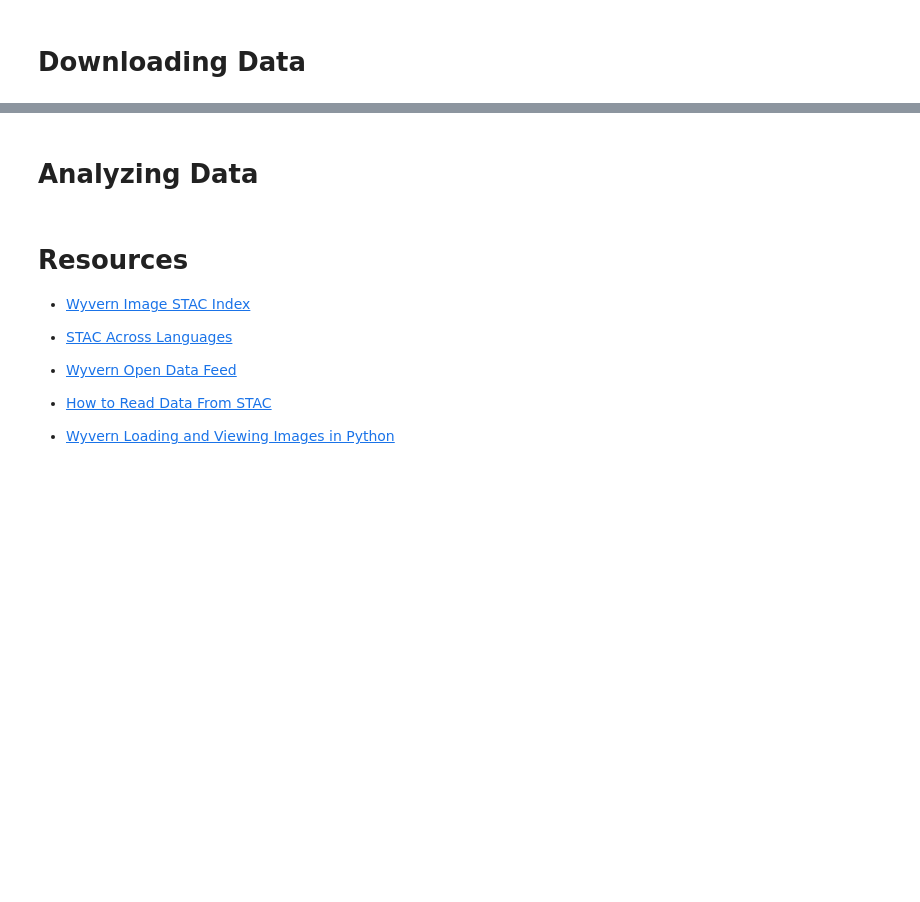
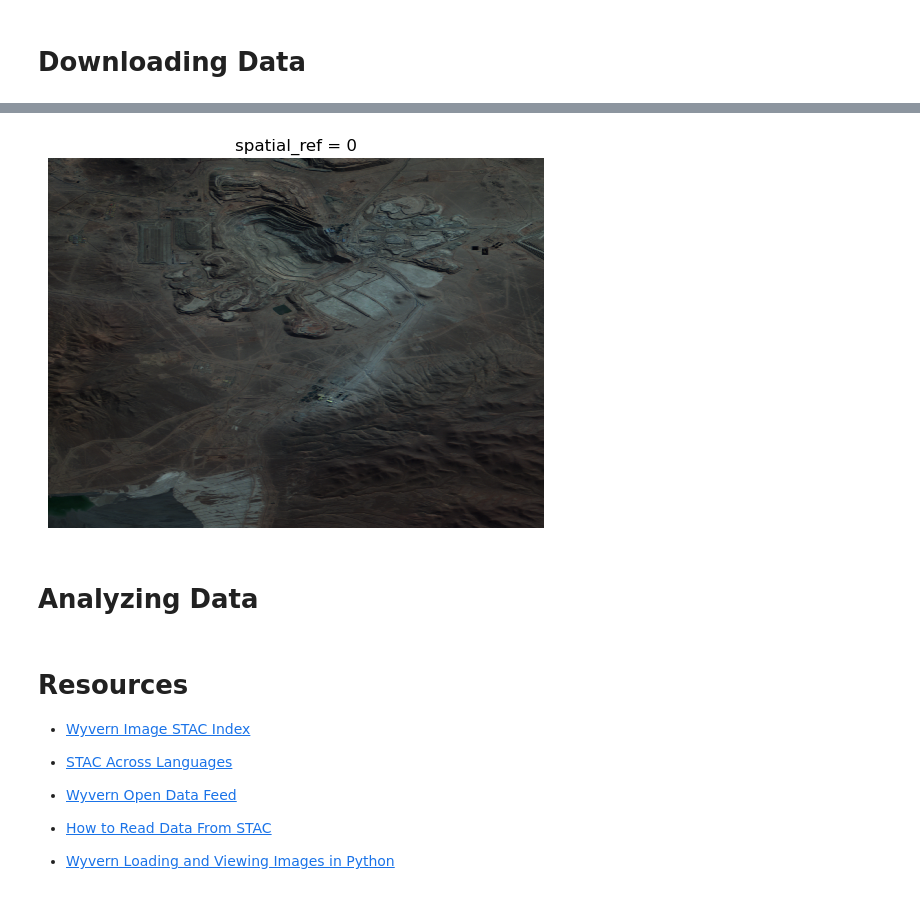
Before and after one commit to rodreras/remote-sensing-studies, a Jupyter notebook: stac_api/stac.ipynb, the cells around one changed output, grey strips where cells are left out. Saved outputs shown, nothing was run; the diff lists cells and outputs as text; code cells hidden in the pictures; blank space fills up the shorter version.

```diff
--- a/stac_api/stac.ipynb
+++ b/stac_api/stac.ipynb
@@ -163,0 +161,24 @@ Clipping input data to the valid range for imshow with RGB data ([0..1] for floa
+# %%
+lon = f.bounds[0], f.bounds[2]
+lat = f.bounds[1], f.bounds[3]
+
+# Extract raster bounds (left, bottom, right, top)
+left, bottom, right, top = f.bounds
+
+height, width, bands = rgb_norm.shape
+
+# Create coordinate arrays
+x = np.linspace(left, right, width)  # Longitude values
+y = np.linspace(top, bottom, height)  # Latitude values (top-to-bottom)
+
+# Build xarray DataArray
+xr_rgb = xr.DataArray(
+    data=rgb_norm,
+    dims=['y', 'x', "band"],  # Ensure correct dimension order
+    coords=dict(
+        band=["Red", "Green", "Blue"],  # Naming bands for clarity
+        x=("x", x),  # 1D x-coordinates
+        y=("y", y),  # 1D y-coordinates
+    ),
+    attrs={k: v for k, v in metadata.items() if k != "transform"}  # Remove incompatible attrs
+)
@@ -164,3 +206,16 @@ Clipping input data to the valid range for imshow with RGB data ([0..1] for floa
+# %%
+aoi = gpd.read_file("./assets/mine_aoi.geojson")
+
+aoi_rgb = xr_rgb.rio.clip(
+                    aoi.geometry.apply(mapping),
+                    aoi.crs
+)
+# %%
+aoi_rgb.plot.imshow()
+plt.axis(False)
+plt.show()
+# %% [output]
+[figure, added]
 # %% [markdown]
 # Analyzing Data
 # %% [markdown]
```
Also changed, not shown: parts of 9 cells of this notebook, 3 other files.
